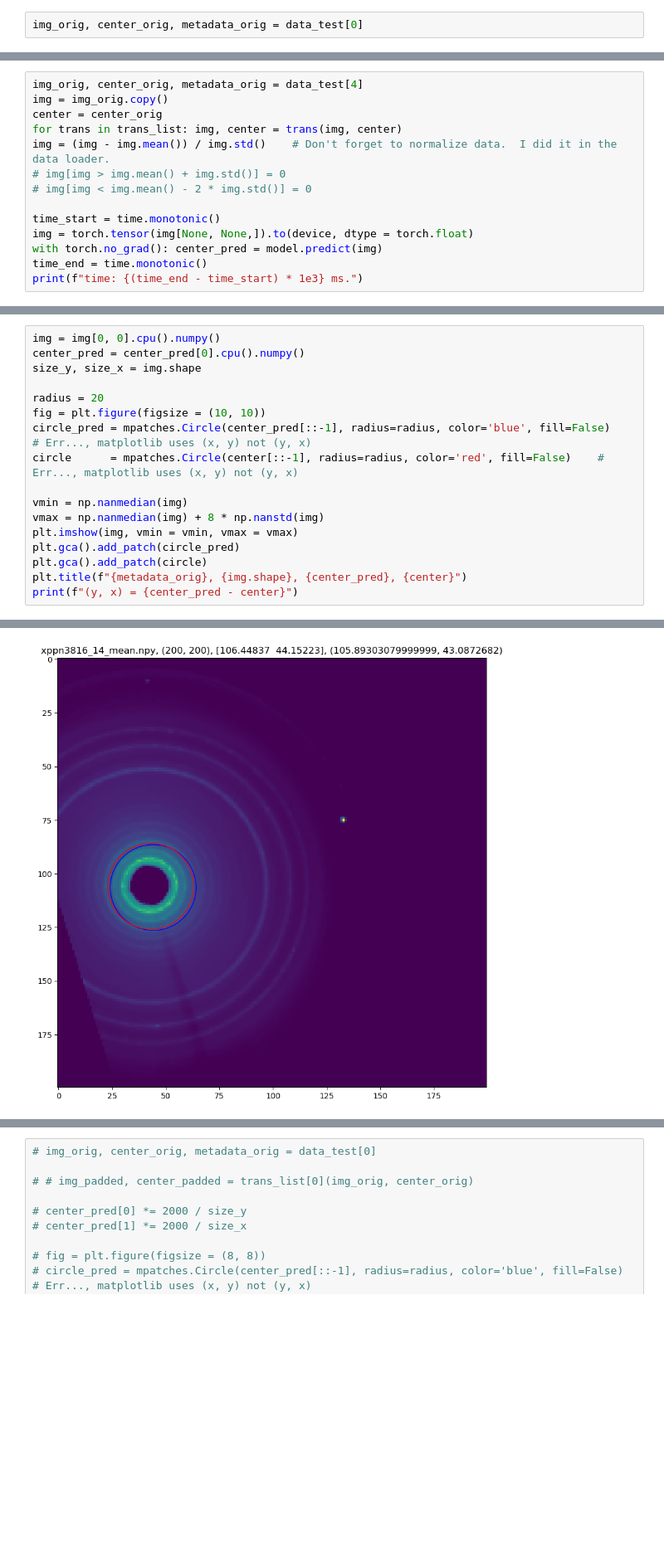
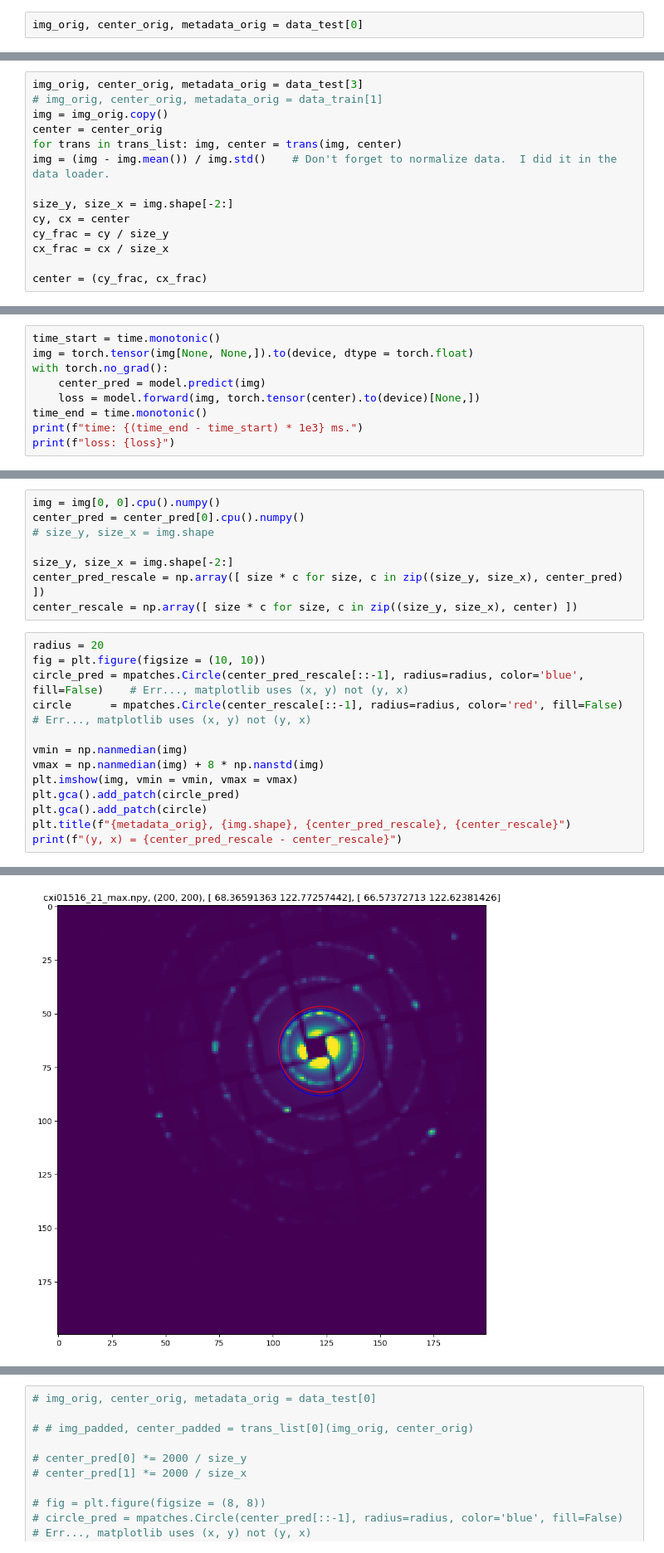
Before and after one commit to carbonscott/beamfinder, a Jupyter notebook: examples/validate.behenate_net.ipynb, the cells around one changed output, grey strips where cells are left out. Shown: that part at 83% size. Saved outputs shown, nothing was run; the diff lists cells and outputs as text; blank space fills up the shorter version.

```diff
--- a/examples/validate.behenate_net.ipynb
+++ b/examples/validate.behenate_net.ipynb
@@ -108,14 +136,14 @@ BeHenataNet(
 # %%
-img_orig, center_orig, metadata_orig = data_test[4]
+img_orig, center_orig, metadata_orig = data_test[3]
+# img_orig, center_orig, metadata_orig = data_train[1]
 img = img_orig.copy()
 center = center_orig
 for trans in trans_list: img, center = trans(img, center)
 img = (img - img.mean()) / img.std()    # Don't forget to normalize data.  I did it in the data loader.
-# img[img > img.mean() + img.std()] = 0
-# img[img < img.mean() - 2 * img.std()] = 0
 
-time_start = time.monotonic()
-img = torch.tensor(img[None, None,]).to(device, dtype = torch.float)
-with torch.no_grad(): center_pred = model.predict(img)
-time_end = time.monotonic()
-print(f"time: {(time_end - time_start) * 1e3} ms.")
+size_y, size_x = img.shape[-2:]
+cy, cx = center
+cy_frac = cy / size_y
+cx_frac = cx / size_x
+
+center = (cy_frac, cx_frac)
@@ -123,0 +153,9 @@ time: 684.6091356128454 ms.
+# %%
+time_start = time.monotonic()
+img = torch.tensor(img[None, None,]).to(device, dtype = torch.float)
+with torch.no_grad():
+    center_pred = model.predict(img)
+    loss = model.forward(img, torch.tensor(center).to(device)[None,])
+time_end = time.monotonic()
+print(f"time: {(time_end - time_start) * 1e3} ms.")
+print(f"loss: {loss}")
@@ -124,18 +170,22 @@ time: 684.6091356128454 ms.
+# %%
+img = img[0, 0].cpu().numpy()
+center_pred = center_pred[0].cpu().numpy()
+# size_y, size_x = img.shape
+
+size_y, size_x = img.shape[-2:]
+center_pred_rescale = np.array([ size * c for size, c in zip((size_y, size_x), center_pred) ])
+center_rescale = np.array([ size * c for size, c in zip((size_y, size_x), center) ])
 # %%
-img = img[0, 0].cpu().numpy()
-center_pred = center_pred[0].cpu().numpy()
-size_y, size_x = img.shape
-
 radius = 20
 fig = plt.figure(figsize = (10, 10))
-circle_pred = mpatches.Circle(center_pred[::-1], radius=radius, color='blue', fill=False)    # Err..., matplotlib uses (x, y) not (y, x)
-circle      = mpatches.Circle(center[::-1], radius=radius, color='red', fill=False)    # Err..., matplotlib uses (x, y) not (y, x)
+circle_pred = mpatches.Circle(center_pred_rescale[::-1], radius=radius, color='blue', fill=False)    # Err..., matplotlib uses (x, y) not (y, x)
+circle      = mpatches.Circle(center_rescale[::-1], radius=radius, color='red', fill=False)    # Err..., matplotlib uses (x, y) not (y, x)
 
 vmin = np.nanmedian(img)
 vmax = np.nanmedian(img) + 8 * np.nanstd(img)
 plt.imshow(img, vmin = vmin, vmax = vmax)
 plt.gca().add_patch(circle_pred)
 plt.gca().add_patch(circle)
-plt.title(f"{metadata_orig}, {img.shape}, {center_pred}, {center}")
-print(f"(y, x) = {center_pred - center}")
+plt.title(f"{metadata_orig}, {img.shape}, {center_pred_rescale}, {center_rescale}")
+print(f"(y, x) = {center_pred_rescale - center_rescale}")
 # %% [output]
@@ -143 +193 @@ print(f"(y, x) = {center_pred - center}")
-[figure, old version]
+[figure, new version]
```
Also changed, not shown: parts of 23 cells of this notebook, 3 other files.
